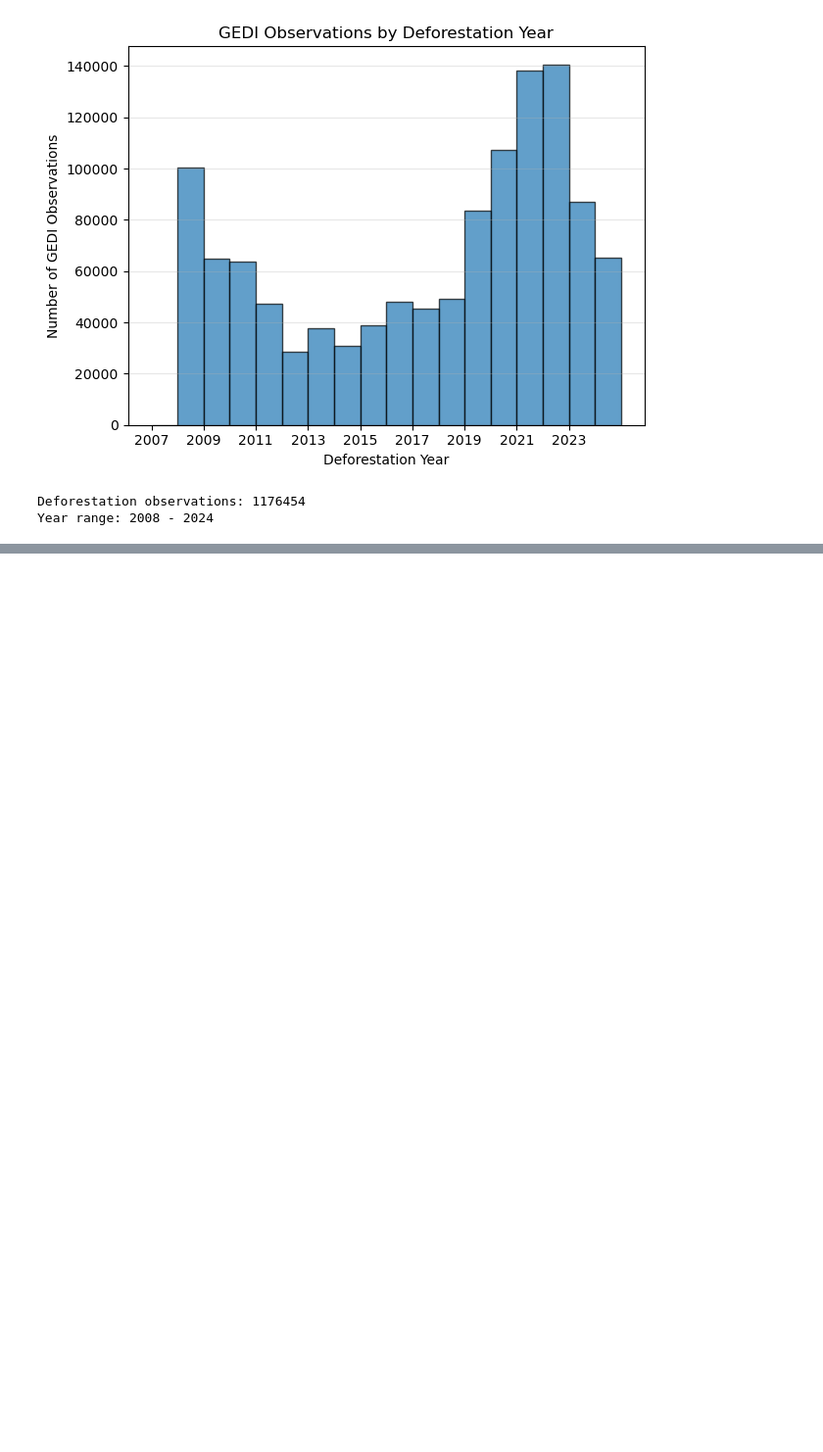
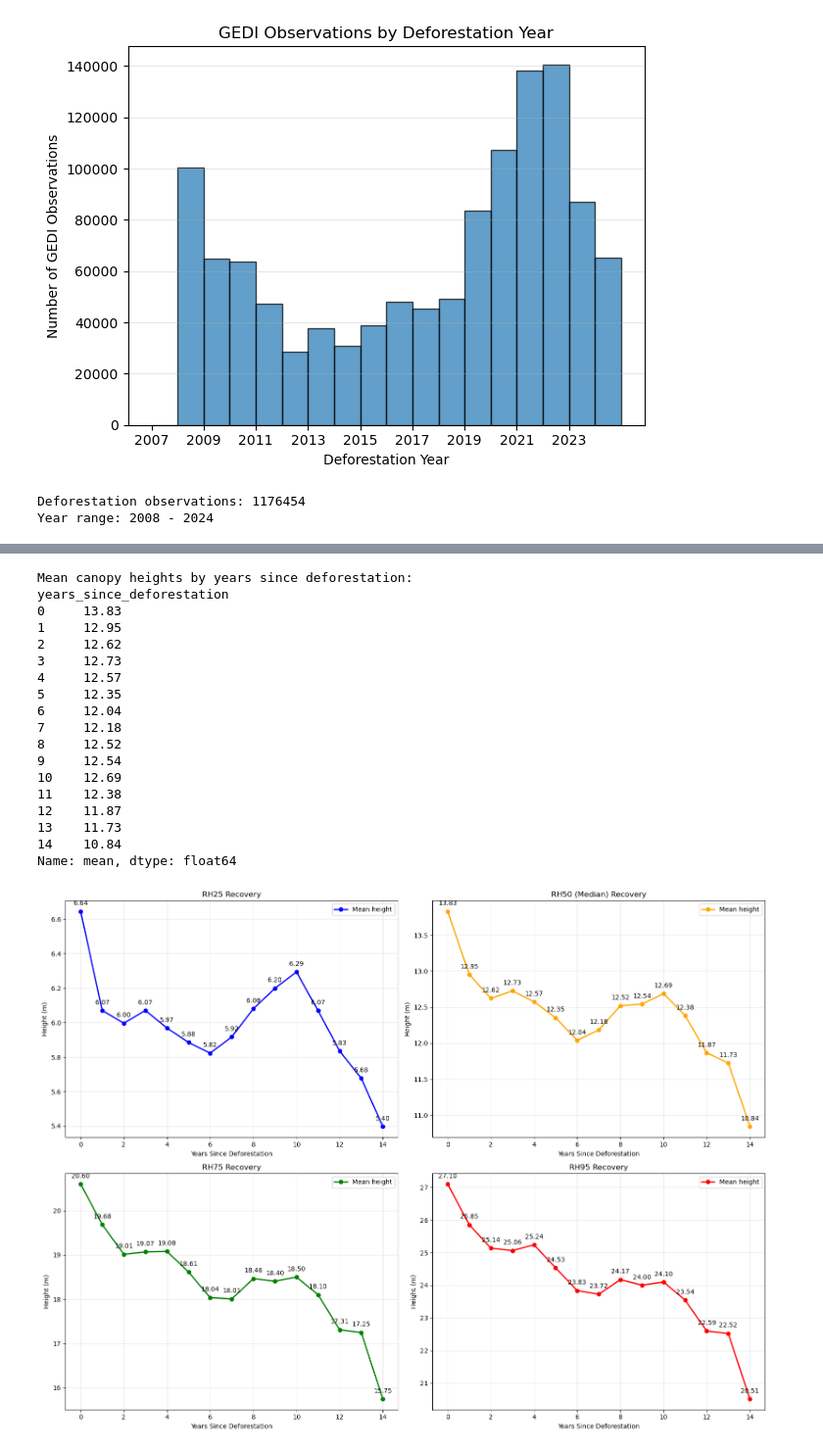
Before and after one commit to NaiaraSPinto/VegMapper, a Jupyter notebook: histogram_creation/new_hist_creation.ipynb, the cells around one changed output, grey strips where cells are left out. Shown at 98% size. Drawn from its saved outputs; the diff is of its cells as text; code cells hidden in the pictures; blank space fills up the shorter version.

```diff
--- a/histogram_creation/new_hist_creation.ipynb
+++ b/histogram_creation/new_hist_creation.ipynb
@@ -330,74 +401,53 @@ print(regrowth_stats['rh50']['mean'].round(2))
 
 # Visualization: Height recovery over time (simple line plots)
 fig, axes = plt.subplots(2, 2, figsize=(16, 12))
 
 metrics = ['rh25', 'rh50', 'rh75', 'rh95']
 titles = ['RH25 Recovery', 'RH50 (Median) Recovery', 'RH75 Recovery', 'RH95 Recovery']
 colors = ['blue', 'orange', 'green', 'red']
 
 for idx, (metric, title, color) in enumerate(zip(metrics, titles, colors)):
     ax = axes[idx // 2, idx % 2]
 
     years = regrowth_stats.index
     means = regrowth_stats[metric]['mean']
 
     # plot mean
     ax.plot(years, means, marker='o', linewidth=2, color=color, label='Mean height')
 
     ax.set_xlabel('Years Since Deforestation')
     ax.set_ylabel('Height (m)')
     ax.set_title(title)
     ax.grid(True, alpha=0.3)
     ax.legend()
 
     #label each point with its value
     for x, y in zip(years, means):
         y_offset = (ax.get_ylim()[1] - ax.get_ylim()[0]) * 0.02
         ax.text(x, y + y_offset, f'{y:.2f}', ha='center', va='bottom')
 
 plt.tight_layout()
 plt.show()
-
-# Show all charts combined with boxplots side by side
-fig, ax = plt.subplots(figsize=(18, 8))
-years_list = sorted(deforestation_df['years_since_deforestation'].unique())
-
-width = 0.2
-offsets = [-1.5*width, -0.5*width, 0.5*width, 1.5*width]
-
-for i, (metric, color, label, offset) in enumerate(zip(metrics, colors, ['RH25', 'RH50', 'RH75', 'RH95'], offsets)):
-    data_by_year = [deforestation_df[deforestation_df['years_since_deforestation'] == year][metric].dropna()
-                    for year in years_list]
-
-    # Position boxplots with offset
-    positions = [year + offset for year in years_list]
-    print(data_by_year)
-
-    # Create boxplot
-    bp = ax.boxplot(data_by_year, positions=positions, widths=width*0.8, patch_artist=True,
-                    boxprops=dict(facecolor=color, alpha=0.6),
-                    medianprops=dict(color='darkred', linewidth=2),
-                    whiskerprops=dict(color=color),
-                    showfliers=False)
-
-    # Overlay line connecting means
-    means = regrowth_stats[metric]['mean']
-    ax.plot(positions, means, marker='o', color=color, markerfacecolor='black', markeredgecolor='black', zorder=3, label=label)
-
-    # Label each point with its value
-    for x, y in zip(positions, means):
-        ax.text(x, y + 0.5, f'{y:.2f}', fontsize=7, ha='center', color='black', fontweight='bold')
-
-ax.set_xlabel('Years Since Deforestation', fontsize=12)
-ax.set_ylabel('Canopy Height (m)', fontsize=12)
-ax.set_title('Forest Canopy Regrowth After Deforestation', fontsize=14, fontweight='bold')
-ax.legend()
-ax.grid(True, alpha=0.3, axis='y')
-ax.set_xticks(years_list)
-
-
-plt.tight_layout()
-plt.show()
+# %% [output]
+Mean canopy heights by years since deforestation:
+years_since_deforestation
+0     13.83
+1     12.95
+2     12.62
+3     12.73
+4     12.57
+5     12.35
+6     12.04
+7     12.18
+8     12.52
+9     12.54
+10    12.69
+11    12.38
+12    11.87
+13    11.73
+14    10.84
+Name: mean, dtype: float64
+[figure, added]
 # %%
 # IGNORE - AI GENERATED FOR TESTING
 
```
Also changed, not shown: parts of 12 cells of this notebook.
